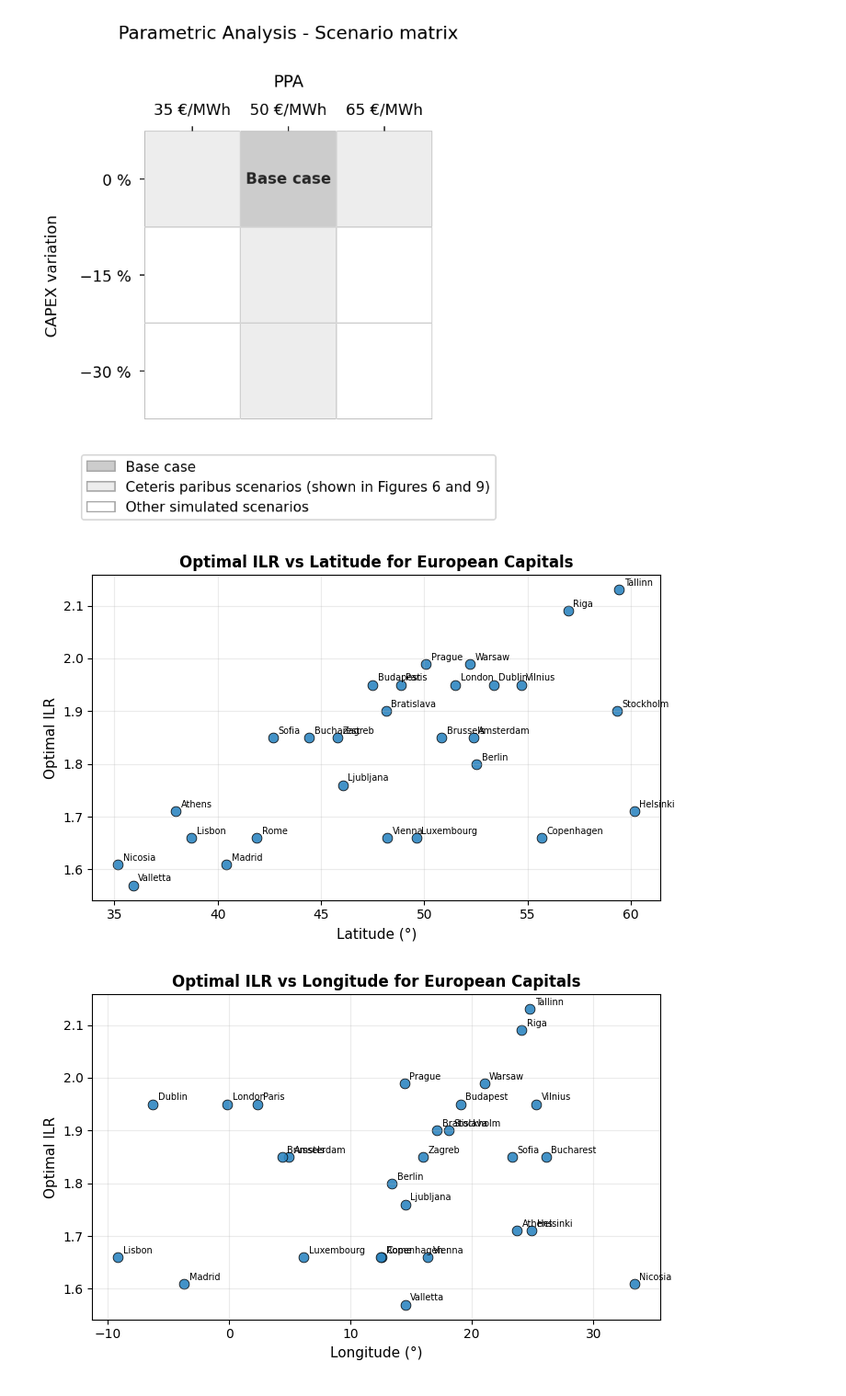
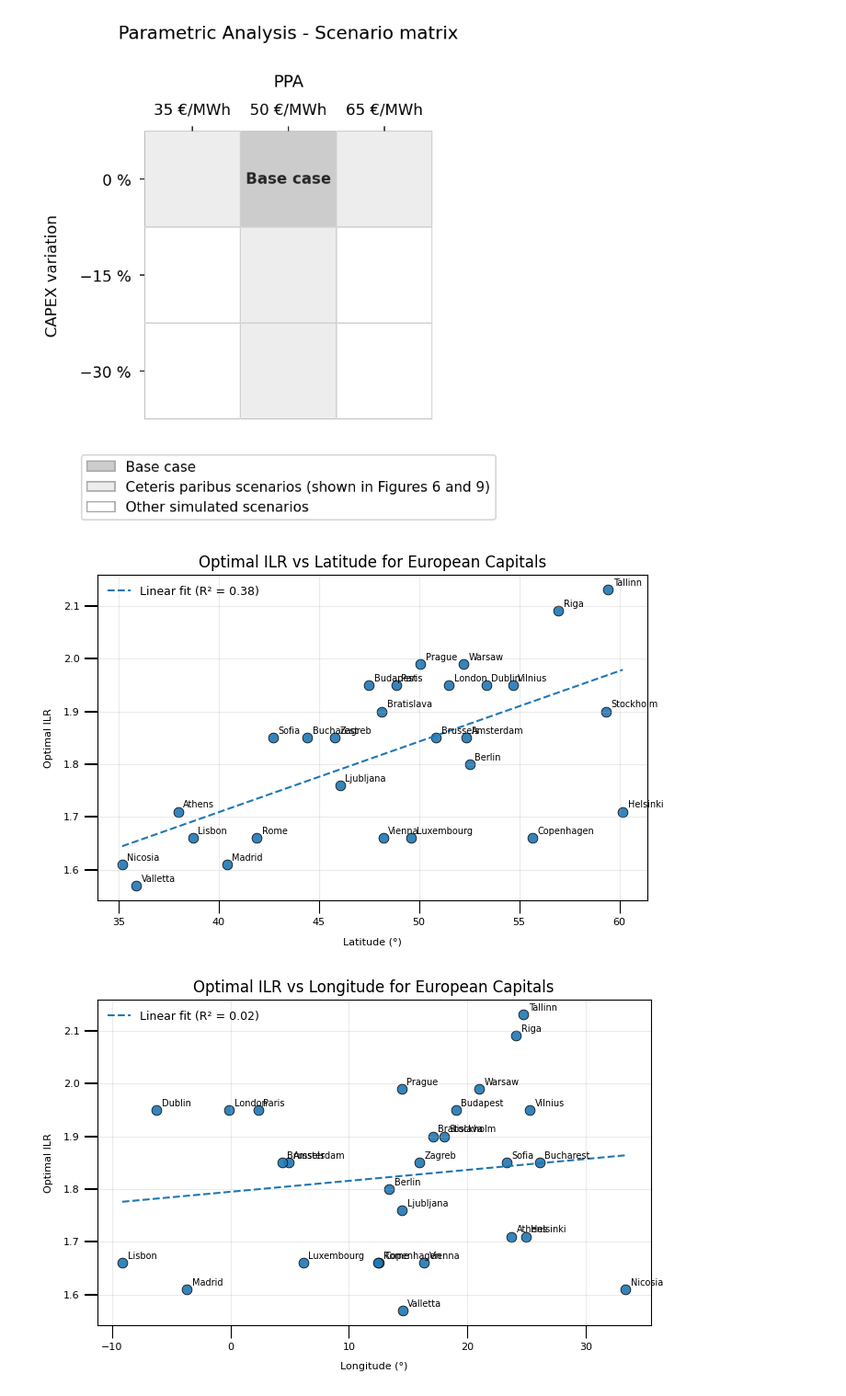
Before and after one commit to daniel-LugoLaguna/Optimal_ILR_Europe, a Jupyter notebook: notebooks/5_generate_figures.ipynb, the cells around one changed output. Shown at 92% size. Cells and saved outputs as stored; diff of their text form; code cells hidden in the pictures.

```diff
--- a/notebooks/5_generate_figures.ipynb
+++ b/notebooks/5_generate_figures.ipynb
@@ -847,43 +885,70 @@ d = {
     ]
 }
 coord_df = pd.DataFrame(d).set_index("city")
 
 coord_df.index = coord_df.index.str.strip()
 ilr_best.index = ilr_best.index.str.strip()
 data = ilr_best.join(coord_df, how="inner").reset_index().rename(columns={"index": "City"})
 
 # --- auxiliary functions ---
-def plot_ilr_scatter(df, xcol, xlabel, title):
+def plot_ilr_scatter(df, xcol, xlabel, title, add_fit=True, annotate=True):
+    # Filter possible NaN values
+    mdf = df[[xcol, "ILR", "City"]].dropna().copy()
+
     plt.figure(figsize=(7, 4.5))
-    plt.scatter(df[xcol], df["ILR"], s=60, color="#2E86C1",
-                edgecolor="black", linewidth=0.6, alpha=0.9)
-    plt.xlabel(xlabel, fontsize=11)
-    plt.ylabel("Optimal ILR", fontsize=11)
-    plt.title(title, fontsize=12, weight="bold")
+    plt.scatter(mdf[xcol], mdf["ILR"], s=60, edgecolor="black", linewidth=0.6, alpha=0.9)
+    plt.xlabel(xlabel, fontsize=8, labelpad=8)
+    plt.ylabel("Optimal ILR", fontsize=8, labelpad=8)
+    plt.title(title, fontsize=12)
     plt.grid(alpha=0.25)
+
+    plt.xticks(fontsize=8)
+    plt.yticks(fontsize=8)
+
+
+    # ----- Linear regression and R² calculation -----
+    if add_fit and len(mdf) >= 3:
+        x = mdf[xcol].to_numpy(dtype=float)
+        y = mdf["ILR"].to_numpy(dtype=float)
+
+        # Ordinary least squares linear fit (y = m*x + b)
+        m, b = np.polyfit(x, y, 1)
+        x_line = np.linspace(x.min(), x.max(), 200)
+        y_line = m * x_line + b
+
+        # Compute R² as the square of the Pearson correlation coefficient
+        r = np.corrcoef(x, y)[0, 1]
+        r2 = r**2 if np.isfinite(r) else np.nan
+
+        # Plot the regression line and display R² in the legend
+        plt.plot(x_line, y_line, linestyle="--", linewidth=1.5,
+                 label=f"Linear fit (R² = {r2:.2f})")
+        plt.legend(frameon=False, fontsize=9)
+
+    # ----- City name annotations -----
+    if annotate:
+        for _, row in mdf.iterrows():
+            plt.annotate(row["City"], (row[xcol], row["ILR"]),
+                         textcoords="offset points", xytext=(4, 3), fontsize=7)
+
     plt.tight_layout()
-
-    # labels with city names
-    for _, row in df.iterrows():
-        plt.annotate(row["City"], (row[xcol], row["ILR"]),
-                     textcoords="offset points", xytext=(4, 3), fontsize=7)
     plt.show()
 
 # --- 1) ILR vs Latitude ---
 plot_ilr_scatter(
     data,
     xcol="latitude",
     xlabel="Latitude (°)",
     title="Optimal ILR vs Latitude for European Capitals"
 )
 
 # --- 2) ILR vs Longitude ---
 plot_ilr_scatter(
     data,
     xcol="longitude",
     xlabel="Longitude (°)",
     title="Optimal ILR vs Longitude for European Capitals"
 )
 # %% [output]
-[figure, old version]
+[figure, new version]
-[figure, old version]
+[figure, new version]
```
Also changed, not shown: parts of 3 cells of this notebook.
